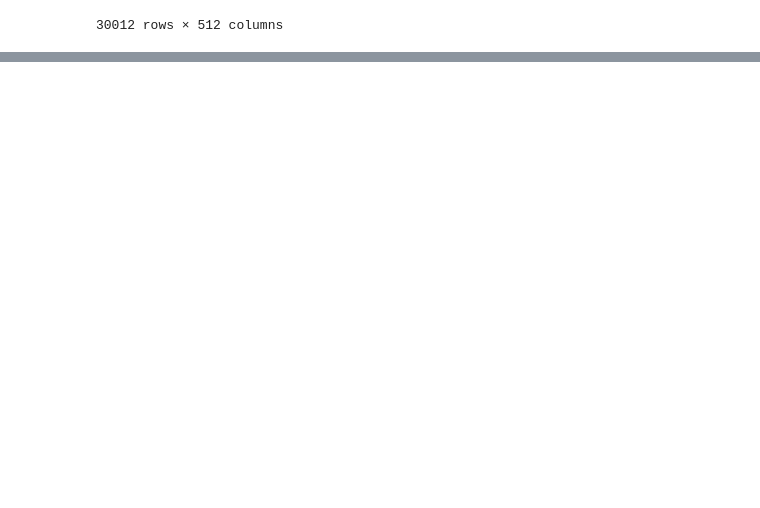
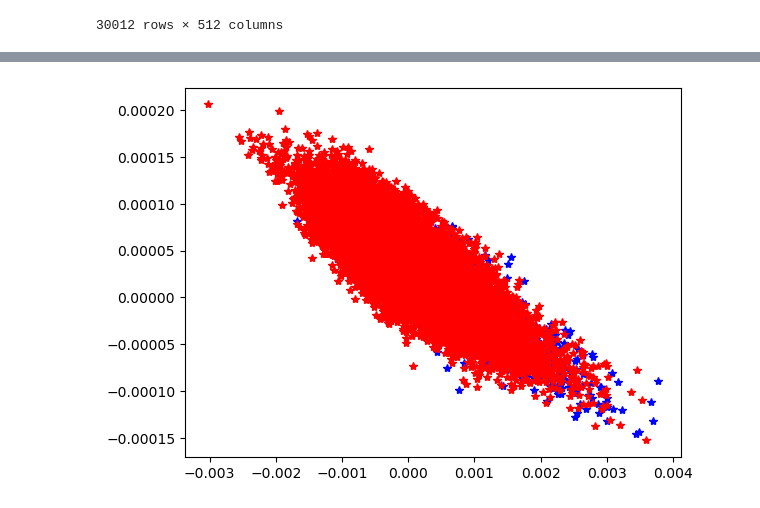
Before and after one commit to Pietro-Gavazzi/info-visualisation, a Jupyter notebook: data_explo.ipynb, the cells around one changed output, grey strips where cells are left out. Cells and saved outputs as stored; diff of their text form; code cells hidden in the pictures; blank space fills up the shorter version.

```diff
--- a/data_explo.ipynb
+++ b/data_explo.ipynb
@@ -175,0 +63,19 @@ plt.show()
+# %%
+indices1 = buffalo_l_label["Blurry"]==1
+v1 = np.sum(buffalo_l_embed[indices1])
+# %%
+indices0 = buffalo_l_label["Blurry"]==-1
+v2 = np.sum(buffalo_l_embed[indices0])
+# %%
+V = np.matrix([v1, v2])
+projection = np.linalg.inv(V@V.T)@V@buffalo_l_embed.T
+# %%
+for i in range(len(indices1)):
+    if indices1[i]:
+        plt.plot(projection[i][0], projection[i][1], '*', color='b')
+
+for i in range(len(indices0)):
+    if indices0[i]:
+        plt.plot(projection[i][0], projection[i][1], '*', color='r')
+# %% [output]
+[figure, added]
```
Also changed, not shown: parts of 23 cells of this notebook.
